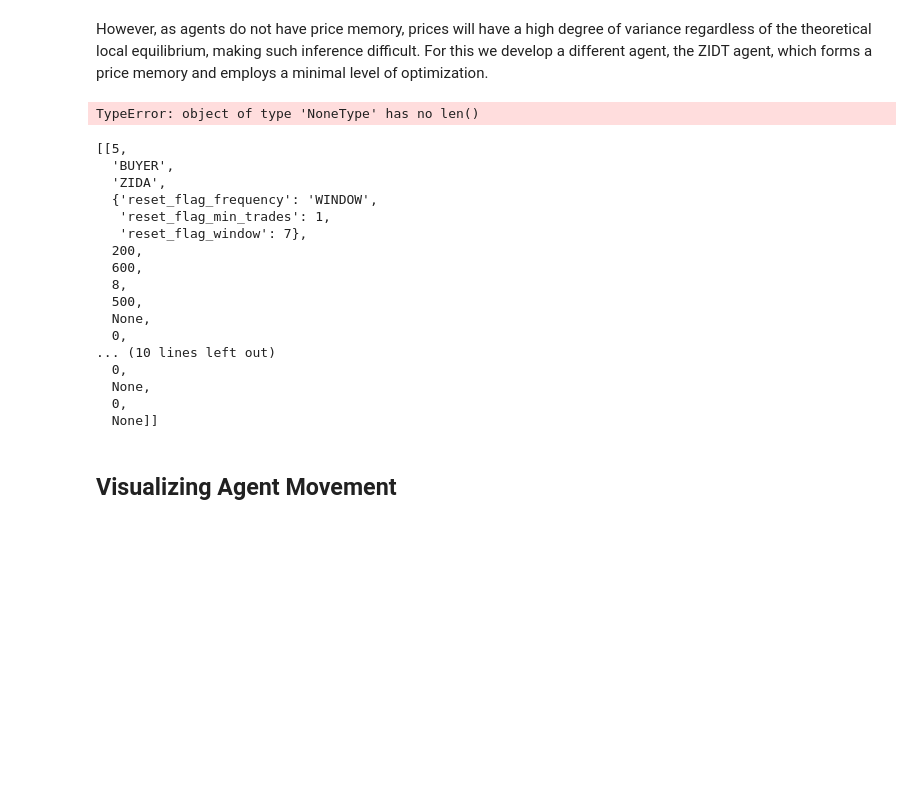
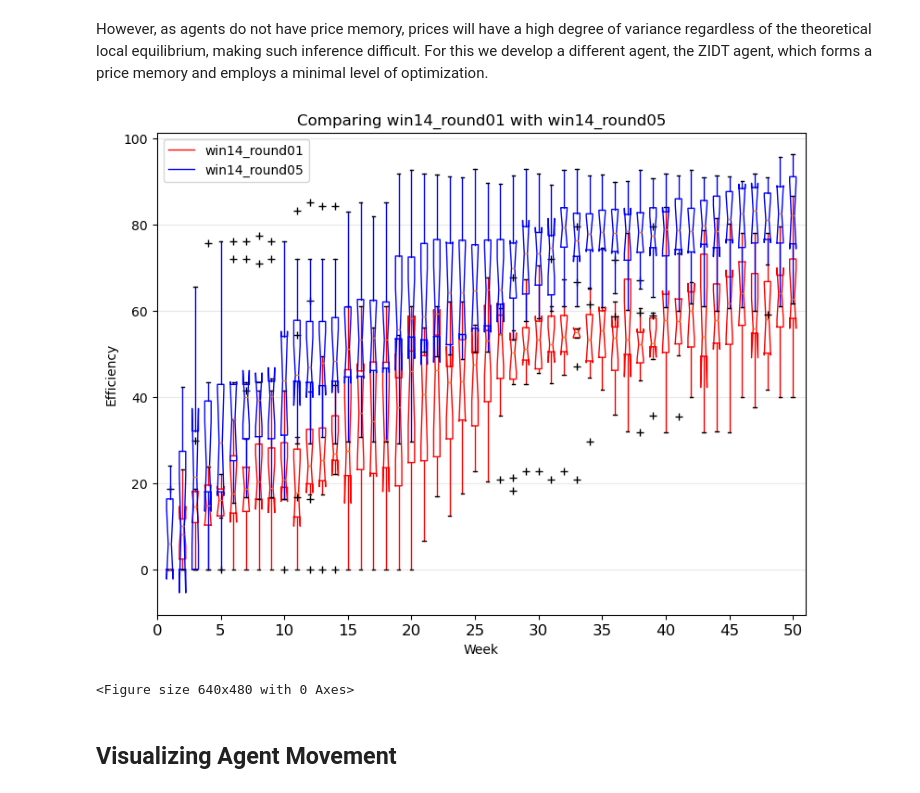
Before and after one commit to Kmccabe/dm_markets, a Jupyter notebook: modules_vCOVID/notebooks/dm_users_guide.ipynb, the cells around one changed output. Drawn from its saved outputs; the diff is of its cells as text; code cells hidden in the pictures; blank space fills up the shorter version.

Commit message:
Fixed agent-level experiment defs.

```diff
--- a/modules_vCOVID/notebooks/dm_users_guide.ipynb
+++ b/modules_vCOVID/notebooks/dm_users_guide.ipynb
@@ -1731,30 +1731,22 @@ However, as agents do not have price memory, prices will have a high degree of v
 # %%
 # Define changes going into each treatment
 trt_2x2_names = ['win14_round01','win14_round05', 'win07_round01', 'win07_round05']
-strategy_params_7 = {'reset_flag_frequency':'WINDOW',
-                   'reset_flag_min_trades': 1,
-                   'reset_flag_window': 7
-                   }
-strategy_params_14 = {'reset_flag_frequency':'WINDOW',
-                   'reset_flag_min_trades': 1,
-                   'reset_flag_window': 14
-                   }
 
 trt_2x2_dict = {
+    trt_2x2_names[0]:
+        {'agent_groups': ag_groups14,
+         'num_rounds': 1
+        },
+    trt_2x2_names[1]:
+        {'agent_groups': ag_groups14,
+         'num_rounds': 5
+        },
     trt_2x2_names[2]:
-        {'strategy_params': strategy_params_7,
+        {'agent_groups': ag_groups7,
          'num_rounds': 1
         },
     trt_2x2_names[3]:
-        {'strategy_params': strategy_params_7,
-         'num_rounds': 5
-        },
-    trt_2x2_names[0]:
-        {'strategy_params': strategy_params_14,
-         'num_rounds': 1
-        },
-    trt_2x2_names[1]:
-        {'strategy_params': strategy_params_14,
+        {'agent_groups': ag_groups7,
          'num_rounds': 5
         }
 }
@@ -1768,54 +1760,35 @@ t1_df = exp_2x2_df[exp_2x2_df['treatment']==trt_2x2_names[1]]
 t2_df = exp_2x2_df[exp_2x2_df['treatment']==trt_2x2_names[2]]
 t3_df = exp_2x2_df[exp_2x2_df['treatment']==trt_2x2_names[3]]
 
 
 # Get boxplot reps
 t0_box = nb_helpers.format_df_for_boxplot(t0_df, 'week', 'eff')
 t1_box = nb_helpers.format_df_for_boxplot(t1_df, 'week', 'eff')
 t2_box = nb_helpers.format_df_for_boxplot(t2_df, 'week', 'eff')
 t3_box = nb_helpers.format_df_for_boxplot(t3_df, 'week', 'eff')
 
 # Compare the two win7 treatments
 ttl = f"Comparing {trt_2x2_names[0]} with {trt_2x2_names[1]}"
 labs = [trt_2x2_names[0], trt_2x2_names[1]]
 ylab = "Efficiency"
 xlab = "Week"
 
 # We pass a custom xticks, xlim definitions to make the graph less busy
 xmax = max(exp_2x2_df['week'])+1
 incr = 5
 xtc = np.arange(0, xmax+1, incr)
 xlm = (0, xmax+1)
 
 tbox_dt = [t0_box, t1_box]
 
 # Plot the boxplot data - note the high level of flexibility for display inputs
 nb_helpers.plot_boxplot_data(tbox_dt, title=ttl,
                              y_lab=ylab, x_lab=xlab,
                              x_ticks=xtc, rbars=None, savename=None, legend=True, labels=labs, xlim=xlm,
                              n=2, colors=['red', 'blue'])
 # %% [output]
+[figure, added]
-TypeError: object of type 'NoneType' has no len()
+<Figure size 640x480 with 0 Axes>
-# %%
-t1_df.agent_groups.iloc[0]
-# %% [output]
-[[5,
-  'BUYER',
-  'ZIDA',
-  {'reset_flag_frequency': 'WINDOW',
-   'reset_flag_min_trades': 1,
-   'reset_flag_window': 7},
-  200,
-  600,
-  8,
-  500,
-  None,
-  0,
-... (10 lines left out)
-  0,
-  None,
-  0,
-  None]]
 # %%
 # TODO Location Level Prices Data
 # %% [markdown]
```
Also changed, not shown: parts of 32 cells of this notebook, 2 other files.
